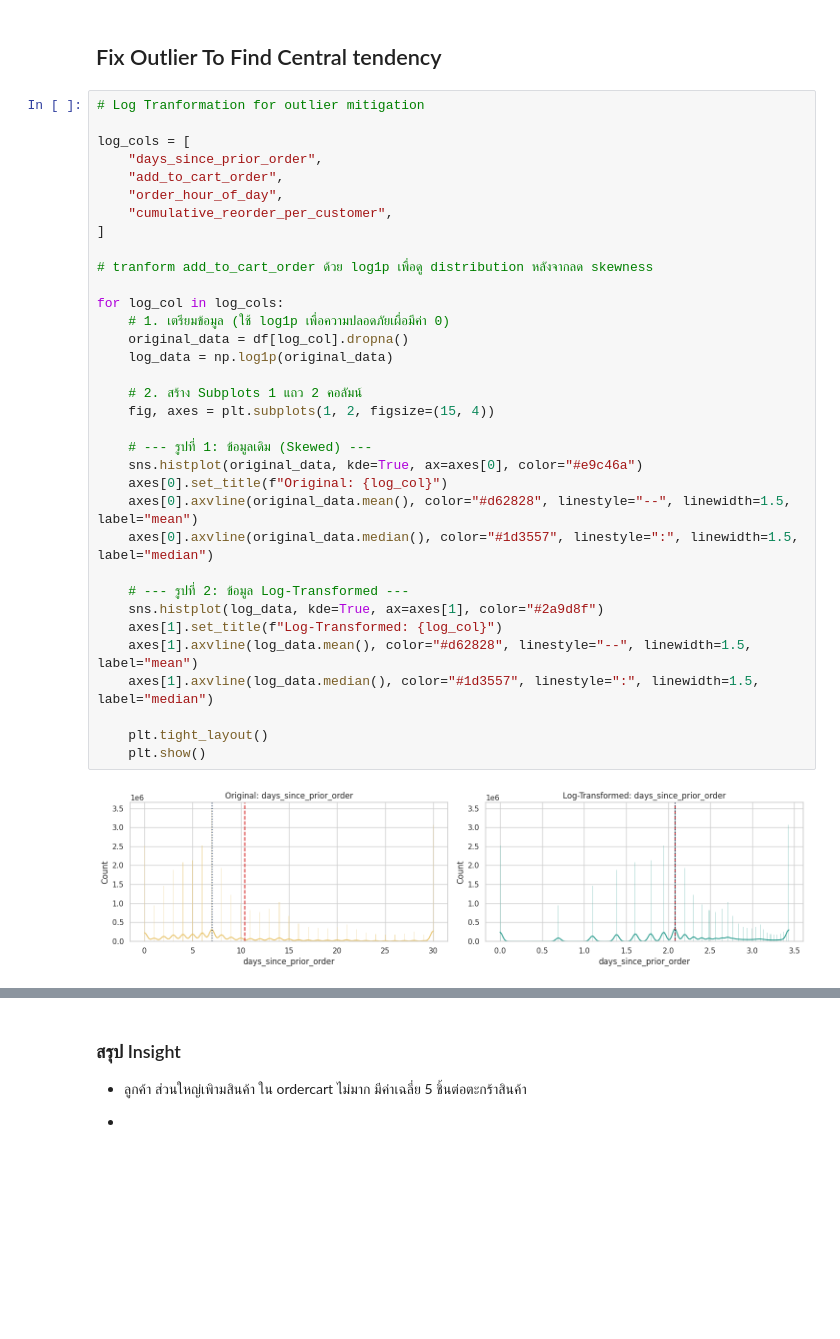
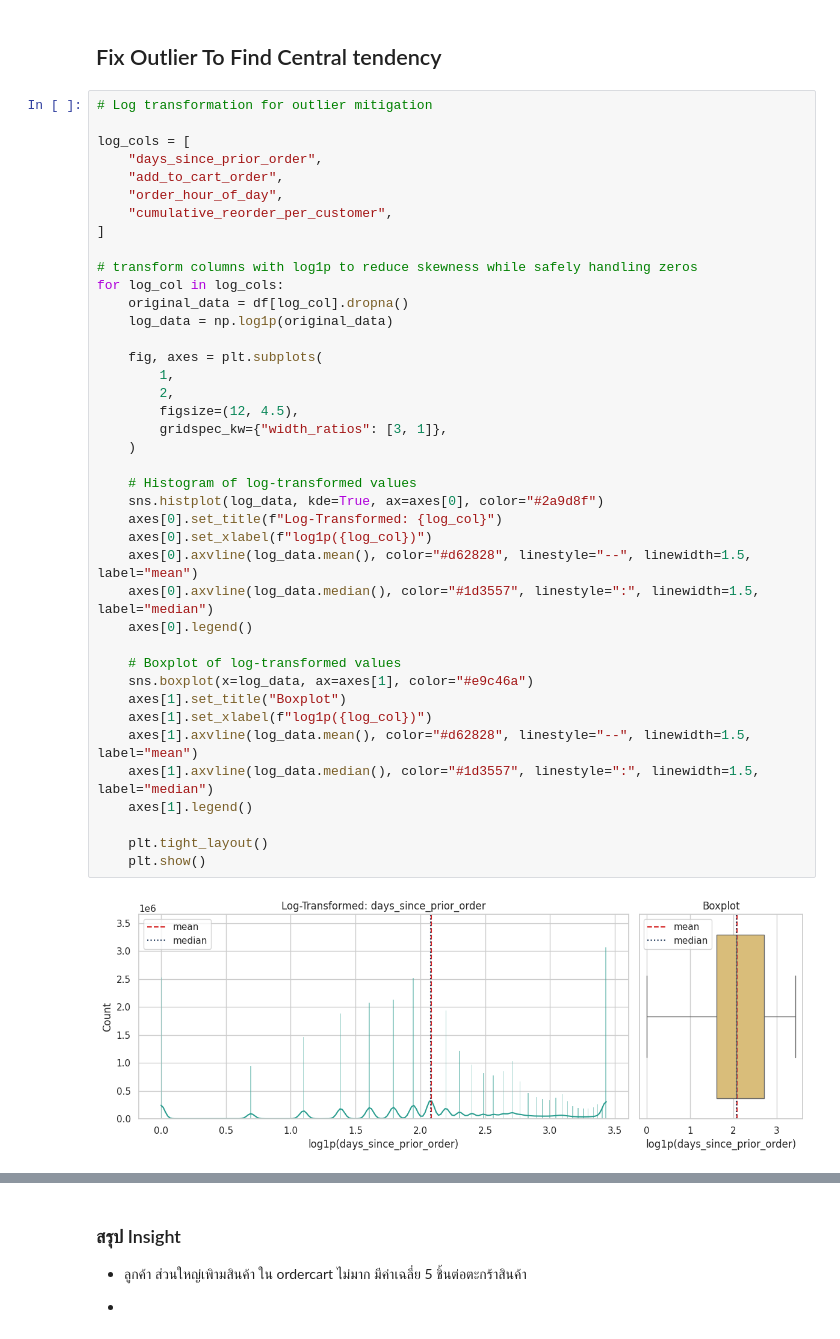
Before and after one commit to ppts2545/Instacart-Market-Basket-Analysis, a Jupyter notebook: notebooks/02_Exploratory_Data_Analysis/01_data_overview.ipynb, the cells around one changed output, grey strips where cells are left out. Cells and saved outputs as stored; diff of their text form; blank space fills up the shorter version.

```diff
--- a/notebooks/02_Exploratory_Data_Analysis/01_data_overview.ipynb
+++ b/notebooks/02_Exploratory_Data_Analysis/01_data_overview.ipynb
@@ -385,38 +432,44 @@ Outliers=1,783,828 / 32,434,489 (5.50%)
 # %% [markdown]
 ## Fix Outlier To Find Central tendency
 # %%
-# Log Tranformation for outlier mitigation
+# Log transformation for outlier mitigation
 
 log_cols = [
     "days_since_prior_order",
     "add_to_cart_order",
     "order_hour_of_day",
     "cumulative_reorder_per_customer",
 ]
 
-# tranform add_to_cart_order ด้วย log1p เพื่อดู distribution หลังจากลด skewness
-
+# transform columns with log1p to reduce skewness while safely handling zeros
 for log_col in log_cols:
-    # 1. เตรียมข้อมูล (ใช้ log1p เพื่อความปลอดภัยเผื่อมีค่า 0)
     original_data = df[log_col].dropna()
     log_data = np.log1p(original_data)
 
-    # 2. สร้าง Subplots 1 แถว 2 คอลัมน์
-    fig, axes = plt.subplots(1, 2, figsize=(15, 4))
+    fig, axes = plt.subplots(
+        1,
+        2,
+        figsize=(12, 4.5),
+        gridspec_kw={"width_ratios": [3, 1]},
+    )
 
-    # --- รูปที่ 1: ข้อมูลเดิม (Skewed) ---
-    sns.histplot(original_data, kde=True, ax=axes[0], color="#e9c46a")
-    axes[0].set_title(f"Original: {log_col}")
-    axes[0].axvline(original_data.mean(), color="#d62828", linestyle="--", linewidth=1.5, label="mean")
-    axes[0].axvline(original_data.median(), color="#1d3557", linestyle=":", linewidth=1.5, label="median")
+    # Histogram of log-transformed values
+    sns.histplot(log_data, kde=True, ax=axes[0], color="#2a9d8f")
+    axes[0].set_title(f"Log-Transformed: {log_col}")
+    axes[0].set_xlabel(f"log1p({log_col})")
+    axes[0].axvline(log_data.mean(), color="#d62828", linestyle="--", linewidth=1.5, label="mean")
+    axes[0].axvline(log_data.median(), color="#1d3557", linestyle=":", linewidth=1.5, label="median")
+    axes[0].legend()
 
-    # --- รูปที่ 2: ข้อมูล Log-Transformed ---
-    sns.histplot(log_data, kde=True, ax=axes[1], color="#2a9d8f")
-    axes[1].set_title(f"Log-Transformed: {log_col}")
+    # Boxplot of log-transformed values
+    sns.boxplot(x=log_data, ax=axes[1], color="#e9c46a")
+    axes[1].set_title("Boxplot")
+    axes[1].set_xlabel(f"log1p({log_col})")
     axes[1].axvline(log_data.mean(), color="#d62828", linestyle="--", linewidth=1.5, label="mean")
     axes[1].axvline(log_data.median(), color="#1d3557", linestyle=":", linewidth=1.5, label="median")
+    axes[1].legend()
 
     plt.tight_layout()
     plt.show()
 # %% [output]
-[figure, old version]
+[figure, new version]
```
Also changed, not shown: parts of 9 cells of this notebook, 2 other files.
